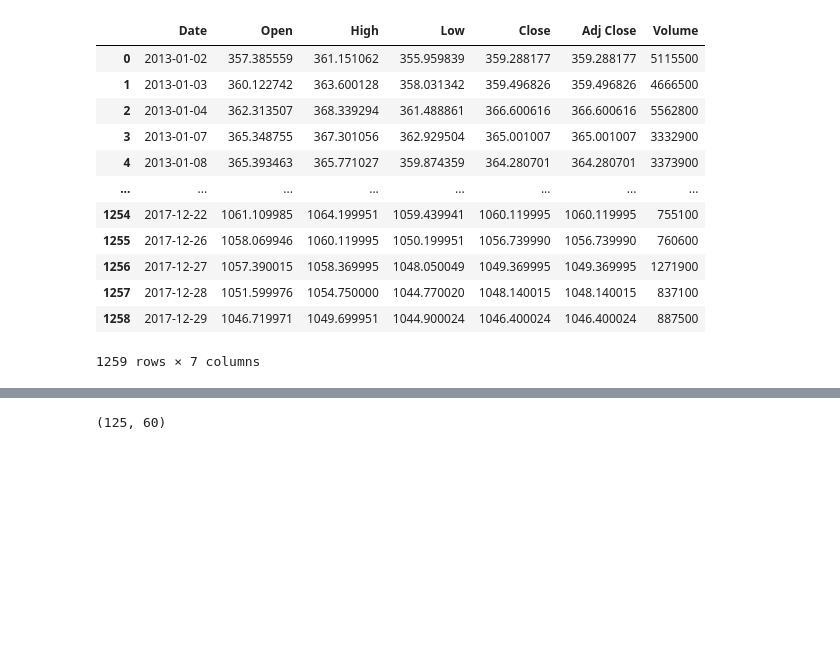
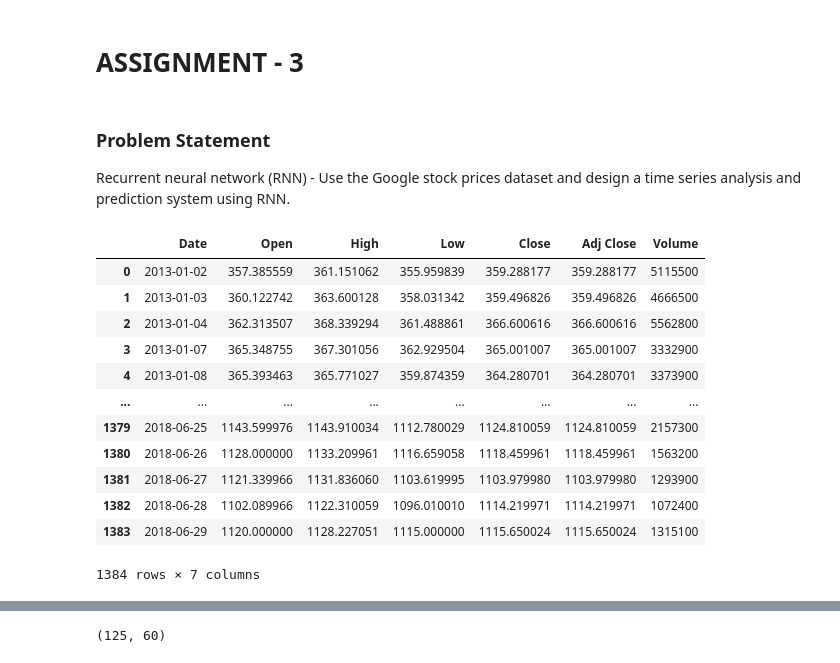
Before and after one commit to sauhard2701/LP-5, a Jupyter notebook: DL Ass3.ipynb, the cells around one changed output, grey strips where cells are left out. Saved outputs shown, nothing was run; the diff lists cells and outputs as text; code cells hidden in the pictures; blank space fills up the shorter version.

```diff
--- a/DL Ass3.ipynb
+++ b/DL Ass3.ipynb
@@ -1,22 +1,27 @@
+# %% [markdown]
+# ASSIGNMENT - 3
+# %% [markdown]
+### Problem Statement
+Recurrent neural network (RNN) - Use the Google stock prices dataset and design a time
+series analysis and prediction system using RNN.
 # %%
 import numpy as np # linear algebra
 import pandas as pd # data processing, CSV file I/O (e.g. pd.read_csv)
 import matplotlib.pyplot as plt
 # %%
-dataset_train = pd.read_csv("trainset.csv")
+data=pd.read_csv("trainset.csv")
+data
+# %% [output]
+|  | Date | Open | High | Low | Close | Adj Close | Volume |
+| 0 | 2013-01-02 | 357.385559 | 361.151062 | 355.959839 | 359.288177 | 359.288177 | 5115500 |
+| 1 | 2013-01-03 | 360.122742 | 363.600128 | 358.031342 | 359.496826 | 359.496826 | 4666500 |
+| 2 | 2013-01-04 | 362.313507 | 368.339294 | 361.488861 | 366.600616 | 366.600616 | 5562800 |
+| 3 | 2013-01-07 | 365.348755 | 367.301056 | 362.929504 | 365.001007 | 365.001007 | 3332900 |
+| 4 | 2013-01-08 | 365.393463 | 365.771027 | 359.874359 | 364.280701 | 364.280701 | 3373900 |
+| ... | ... | ... | ... | ... | ... | ... | ... |
+| 1379 | 2018-06-25 | 1143.599976 | 1143.910034 | 1112.780029 | 1124.810059 | 1124.810059 | 2157300 |
+| 1380 | 2018-06-26 | 1128.000000 | 1133.209961 | 1116.659058 | 1118.459961 | 1118.459961 | 1563200 |
+| 1381 | 2018-06-27 | 1121.339966 | 1131.836060 | 1103.619995 | 1103.979980 | 1103.979980 | 1293900 |
+| 1382 | 2018-06-28 | 1102.089966 | 1122.310059 | 1096.010010 | 1114.219971 | 1114.219971 | 1072400 |
+| 1383 | 2018-06-29 | 1120.000000 | 1128.227051 | 1115.000000 | 1115.650024 | 1115.650024 | 1315100 |
+1384 rows × 7 columns
-# %%
-dataset_train
-# %% [output]
-|  | Date | Open | High | Low | Close | Adj Close | Volume |
-| 0 | 2013-01-02 | 357.385559 | 361.151062 | 355.959839 | 359.288177 | 359.288177 | 5115500 |
-| 1 | 2013-01-03 | 360.122742 | 363.600128 | 358.031342 | 359.496826 | 359.496826 | 4666500 |
-| 2 | 2013-01-04 | 362.313507 | 368.339294 | 361.488861 | 366.600616 | 366.600616 | 5562800 |
-| 3 | 2013-01-07 | 365.348755 | 367.301056 | 362.929504 | 365.001007 | 365.001007 | 3332900 |
-| 4 | 2013-01-08 | 365.393463 | 365.771027 | 359.874359 | 364.280701 | 364.280701 | 3373900 |
-| ... | ... | ... | ... | ... | ... | ... | ... |
-| 1254 | 2017-12-22 | 1061.109985 | 1064.199951 | 1059.439941 | 1060.119995 | 1060.119995 | 755100 |
-| 1255 | 2017-12-26 | 1058.069946 | 1060.119995 | 1050.199951 | 1056.739990 | 1056.739990 | 760600 |
-| 1256 | 2017-12-27 | 1057.390015 | 1058.369995 | 1048.050049 | 1049.369995 | 1049.369995 | 1271900 |
-| 1257 | 2017-12-28 | 1051.599976 | 1054.750000 | 1044.770020 | 1048.140015 | 1048.140015 | 837100 |
-| 1258 | 2017-12-29 | 1046.719971 | 1049.699951 | 1044.900024 | 1046.400024 | 1046.400024 | 887500 |
-1259 rows × 7 columns
```
Also changed, not shown: parts of 27 cells of this notebook, 2 other files.
